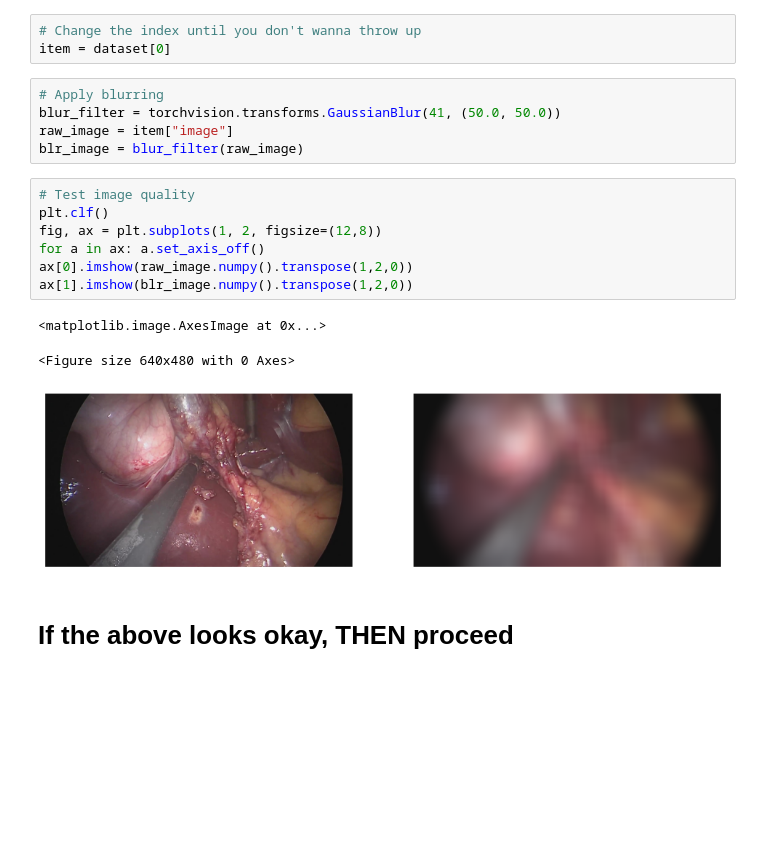
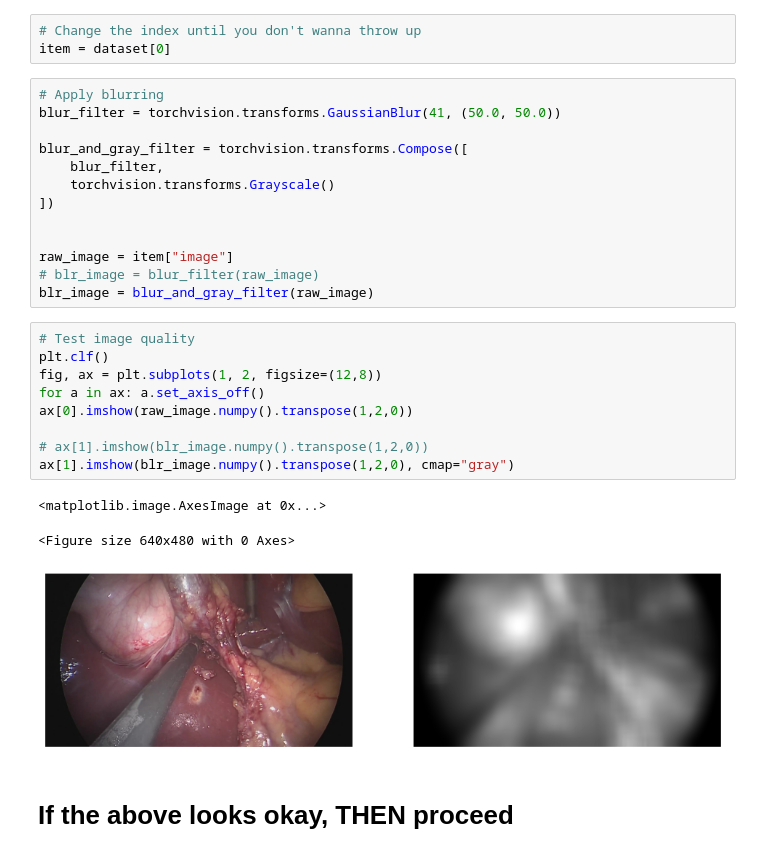
Before and after one commit to DebugML/exlib, a Jupyter notebook: notebooks/finding_cholec_images.ipynb, the cells around one changed output. Drawn from its saved outputs; the diff is of its cells as text; blank space fills up the shorter version.

Commit message:
modified cholec image finder notebook to support grayscale

```diff
--- a/notebooks/finding_cholec_images.ipynb
+++ b/notebooks/finding_cholec_images.ipynb
@@ -16,19 +16,29 @@ item = dataset[0]
 # %%
 # Apply blurring
 blur_filter = torchvision.transforms.GaussianBlur(41, (50.0, 50.0))
+
+blur_and_gray_filter = torchvision.transforms.Compose([
+    blur_filter,
+    torchvision.transforms.Grayscale()
+])
+
+
 raw_image = item["image"]
-blr_image = blur_filter(raw_image)
+# blr_image = blur_filter(raw_image)
+blr_image = blur_and_gray_filter(raw_image)
 # %%
 # Test image quality
 plt.clf()
 fig, ax = plt.subplots(1, 2, figsize=(12,8))
 for a in ax: a.set_axis_off()
 ax[0].imshow(raw_image.numpy().transpose(1,2,0))
-ax[1].imshow(blr_image.numpy().transpose(1,2,0))
+
+# ax[1].imshow(blr_image.numpy().transpose(1,2,0))
+ax[1].imshow(blr_image.numpy().transpose(1,2,0), cmap="gray")
 # %% [output]
 <matplotlib.image.AxesImage at 0x...>
 <Figure size 640x480 with 0 Axes>
-[figure, old version]
+[figure, new version]
 # %% [markdown]
 # If the above looks okay, THEN proceed
 # %%
```
Also changed, not shown: parts of 2 cells of this notebook.
